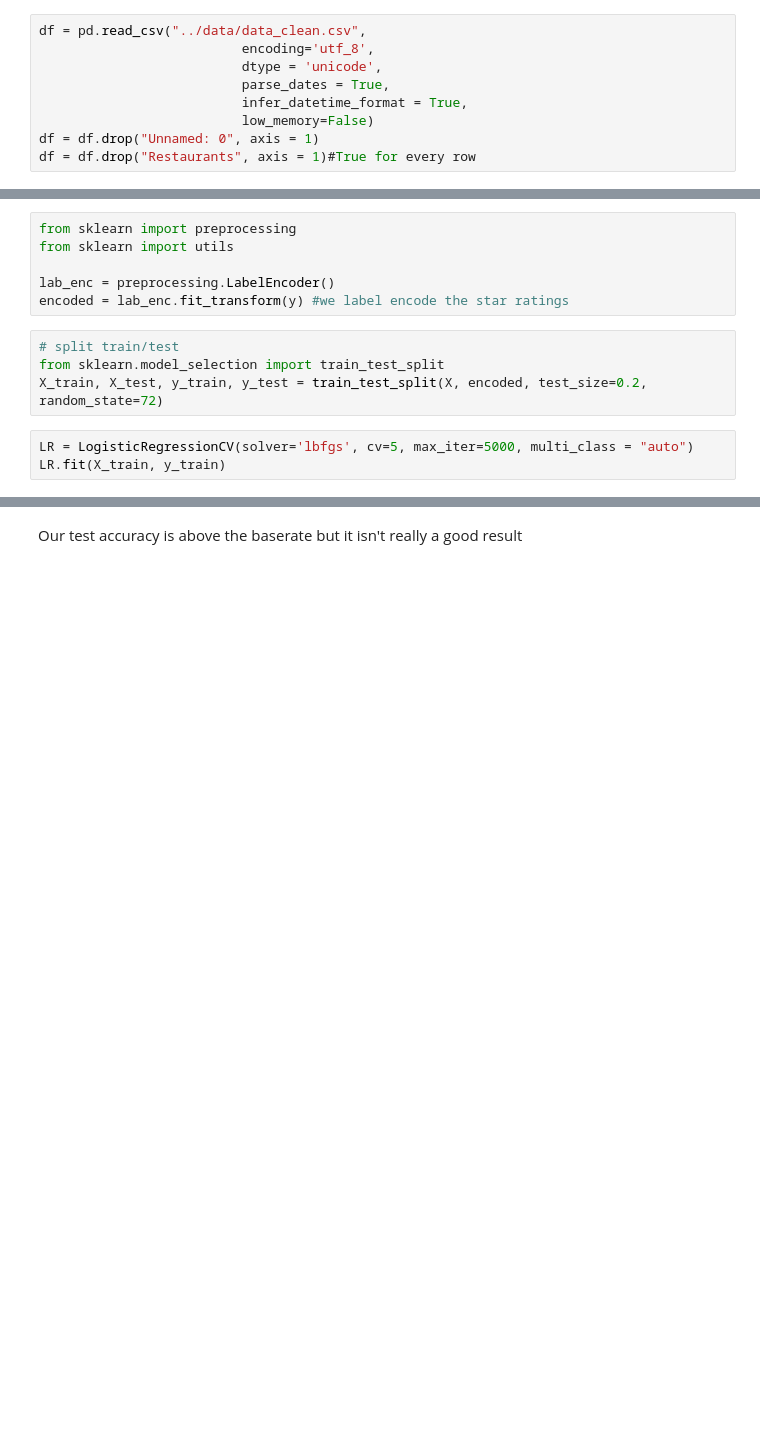
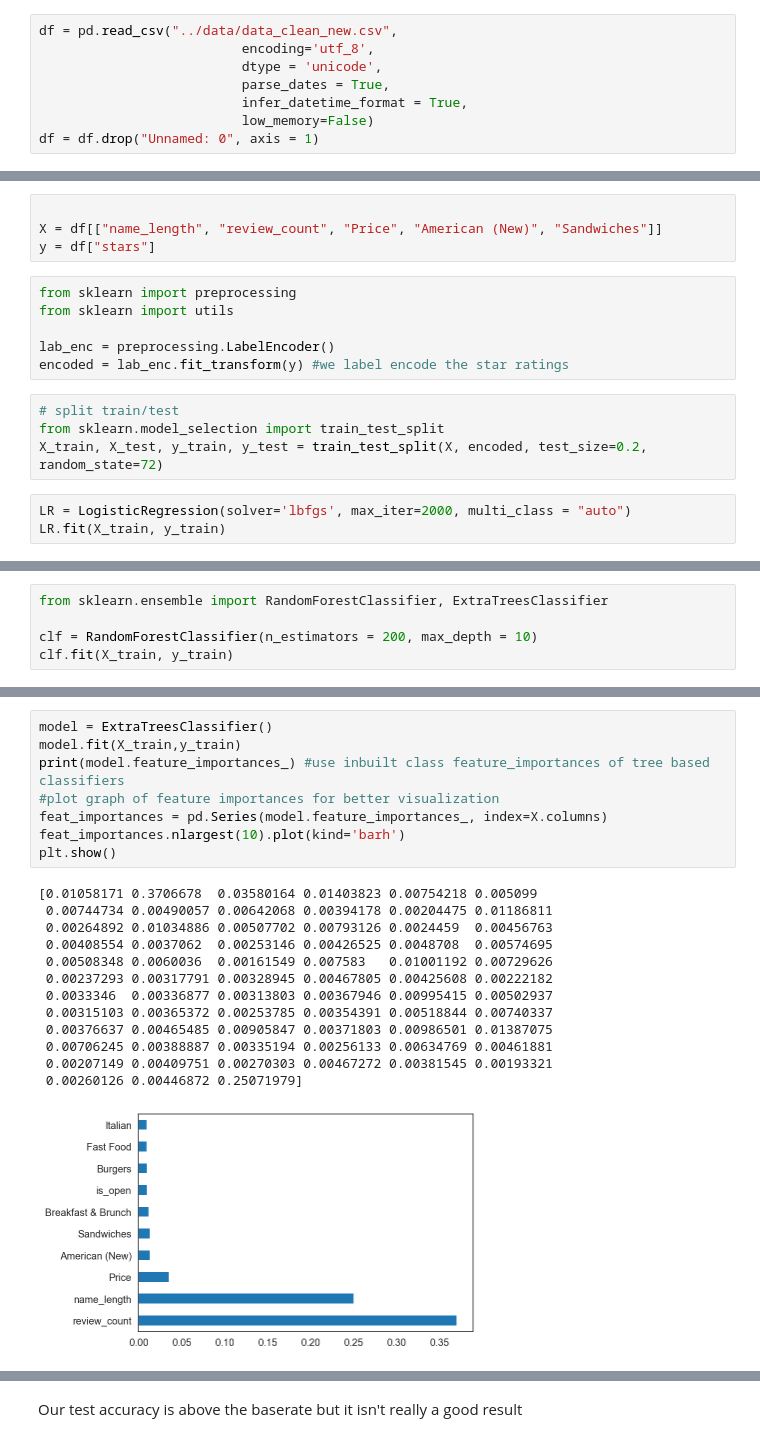
Before and after one commit to DLaux/DMML-Project, a Jupyter notebook: code/Main.ipynb, the cells around one changed output, grey strips where cells are left out. Cells and saved outputs as stored; diff of their text form; blank space fills up the shorter version.

```diff
--- a/code/Main.ipynb
+++ b/code/Main.ipynb
@@ -13,14 +13,13 @@ sns.set_style('white')
 %matplotlib inline
 %config InlineBackend.figure_format = 'retina'
 # %%
-df = pd.read_csv("../data/data_clean.csv",
+df = pd.read_csv("../data/data_clean_new.csv",
                           encoding='utf_8',
                           dtype = 'unicode',
                           parse_dates = True,
                           infer_datetime_format = True,
                           low_memory=False)
 df = df.drop("Unnamed: 0", axis = 1)
-df = df.drop("Restaurants", axis = 1)#True for every row
 # %%
 for column in df.columns :
     if df[column][0] == 'True' or df[column][0] =='False':
@@ -84,3 +89,7 @@ y = df["stars"]
+# %%
+
+X = df[["name_length", "review_count", "Price", "American (New)", "Sandwiches"]]
+y = df["stars"]
 # %%
 from sklearn import preprocessing
 from sklearn import utils
@@ -92,5 +101,5 @@ encoded = lab_enc.fit_transform(y) #we label encode the star ratings
 from sklearn.model_selection import train_test_split
 X_train, X_test, y_train, y_test = train_test_split(X, encoded, test_size=0.2, random_state=72)
 # %%
-LR = LogisticRegressionCV(solver='lbfgs', cv=5, max_iter=5000, multi_class = "auto")
+LR = LogisticRegression(solver='lbfgs', max_iter=2000, multi_class = "auto")
 LR.fit(X_train, y_train)
@@ -96,0 +112,5 @@ LR.fit(X_train, y_train)
+# %%
+from sklearn.ensemble import RandomForestClassifier, ExtraTreesClassifier
+
+clf = RandomForestClassifier(n_estimators = 200, max_depth = 10)
+clf.fit(X_train, y_train)
@@ -97,3 +131,25 @@ LR.fit(X_train, y_train)
+# %%
+model = ExtraTreesClassifier()
+model.fit(X_train,y_train)
+print(model.feature_importances_) #use inbuilt class feature_importances of tree based classifiers
+#plot graph of feature importances for better visualization
+feat_importances = pd.Series(model.feature_importances_, index=X.columns)
+feat_importances.nlargest(10).plot(kind='barh')
+plt.show()
+# %% [output]
+[0.01058171 0.3706678  0.03580164 0.01403823 0.00754218 0.005099
+ 0.00744734 0.00490057 0.00642068 0.00394178 0.00204475 0.01186811
+ 0.00264892 0.01034886 0.00507702 0.00793126 0.0024459  0.00456763
+ 0.00408554 0.0037062  0.00253146 0.00426525 0.0048708  0.00574695
+ 0.00508348 0.0060036  0.00161549 0.007583   0.01001192 0.00729626
+ 0.00237293 0.00317791 0.00328945 0.00467805 0.00425608 0.00222182
+ 0.0033346  0.00336877 0.00313803 0.00367946 0.00995415 0.00502937
+ 0.00315103 0.00365372 0.00253785 0.00354391 0.00518844 0.00740337
+ 0.00376637 0.00465485 0.00905847 0.00371803 0.00986501 0.01387075
+ 0.00706245 0.00388887 0.00335194 0.00256133 0.00634769 0.00461881
+ 0.00207149 0.00409751 0.00270303 0.00467272 0.00381545 0.00193321
+ 0.00260126 0.00446872 0.25071979]
+[figure, added]
 # %%
 # train accuracy
 #lbfgs: 0.29628
```
Also changed, not shown: parts of 8 cells of this notebook, 1 other file.
